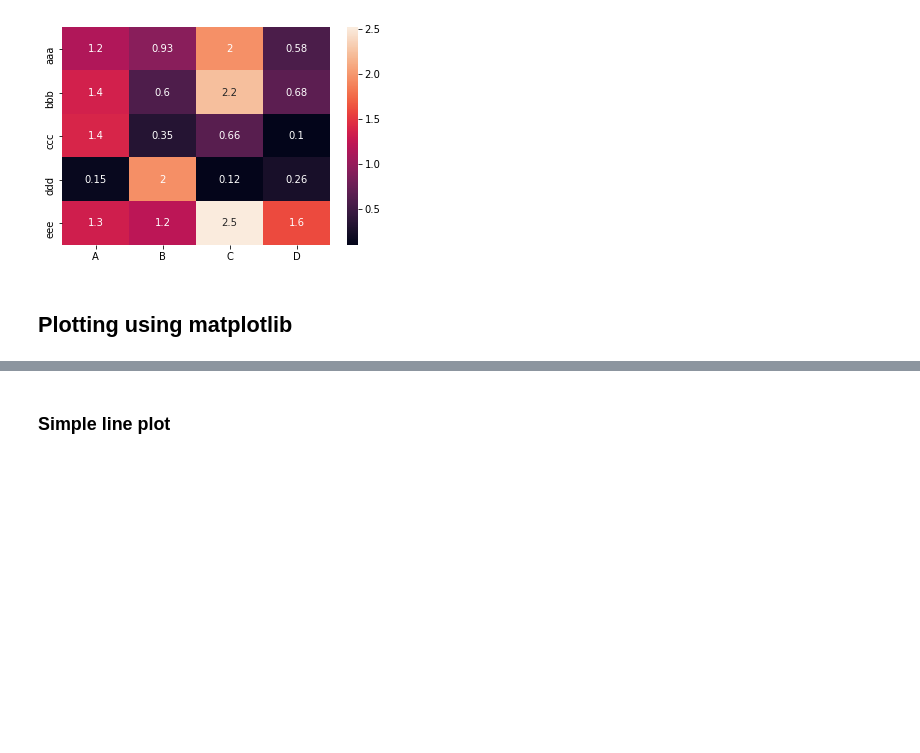
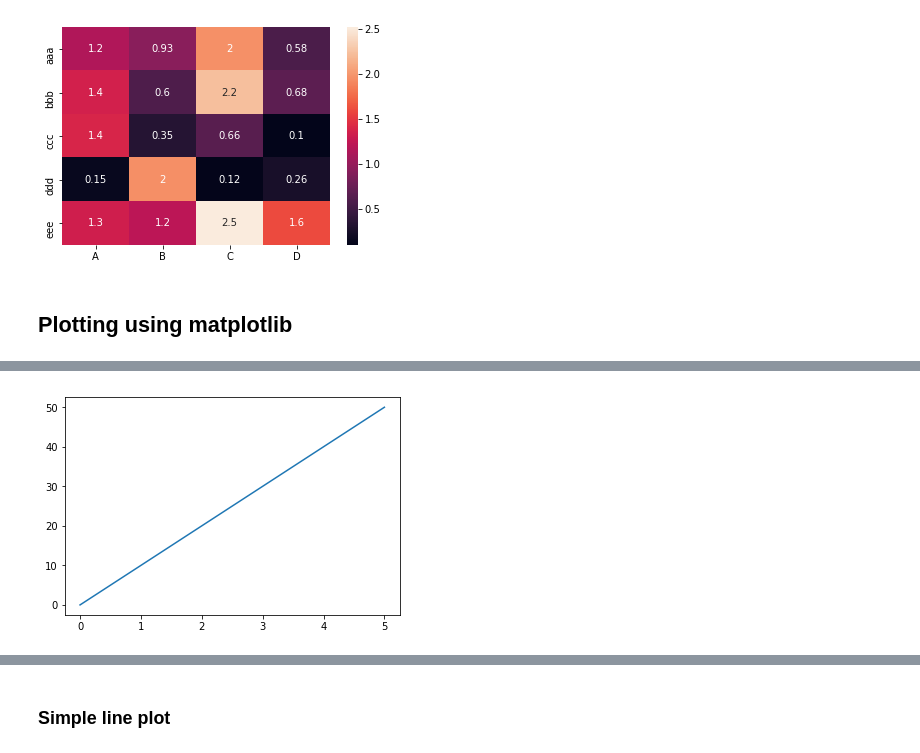
Before and after one commit to sumendar/FoundationOfStatsDSAIMLwithPython-june18, a Jupyter notebook: 08-MatplotlibAndSeaborn/Notebook.ipynb, the cells around one changed output, grey strips where cells are left out. Saved outputs shown, nothing was run; the diff lists cells and outputs as text; code cells hidden in the pictures; blank space fills up the shorter version.

```diff
--- a/08-MatplotlibAndSeaborn/Notebook.ipynb
+++ b/08-MatplotlibAndSeaborn/Notebook.ipynb
@@ -184,0 +207,7 @@ eee  1.339260  1.225160  2.516218  1.606734
+# %%
+x =[0,1,2,3,4,5]
+y = [0,10,20,30,40,50]
+plt.plot(x,y)
+plt.show()
+# %% [output]
+[figure, added]
```
Also changed, not shown: parts of 40 cells of this notebook, 21 other files.
